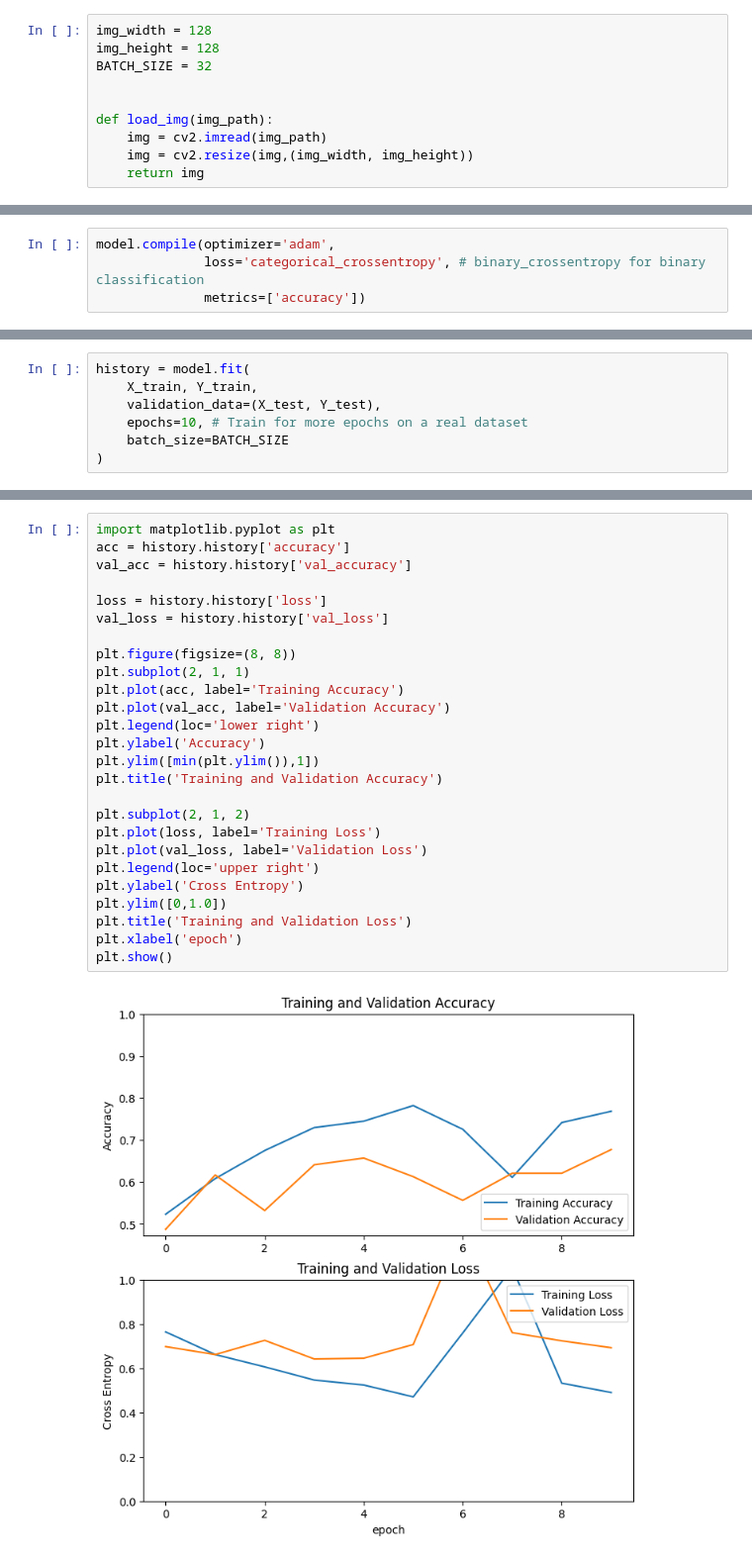
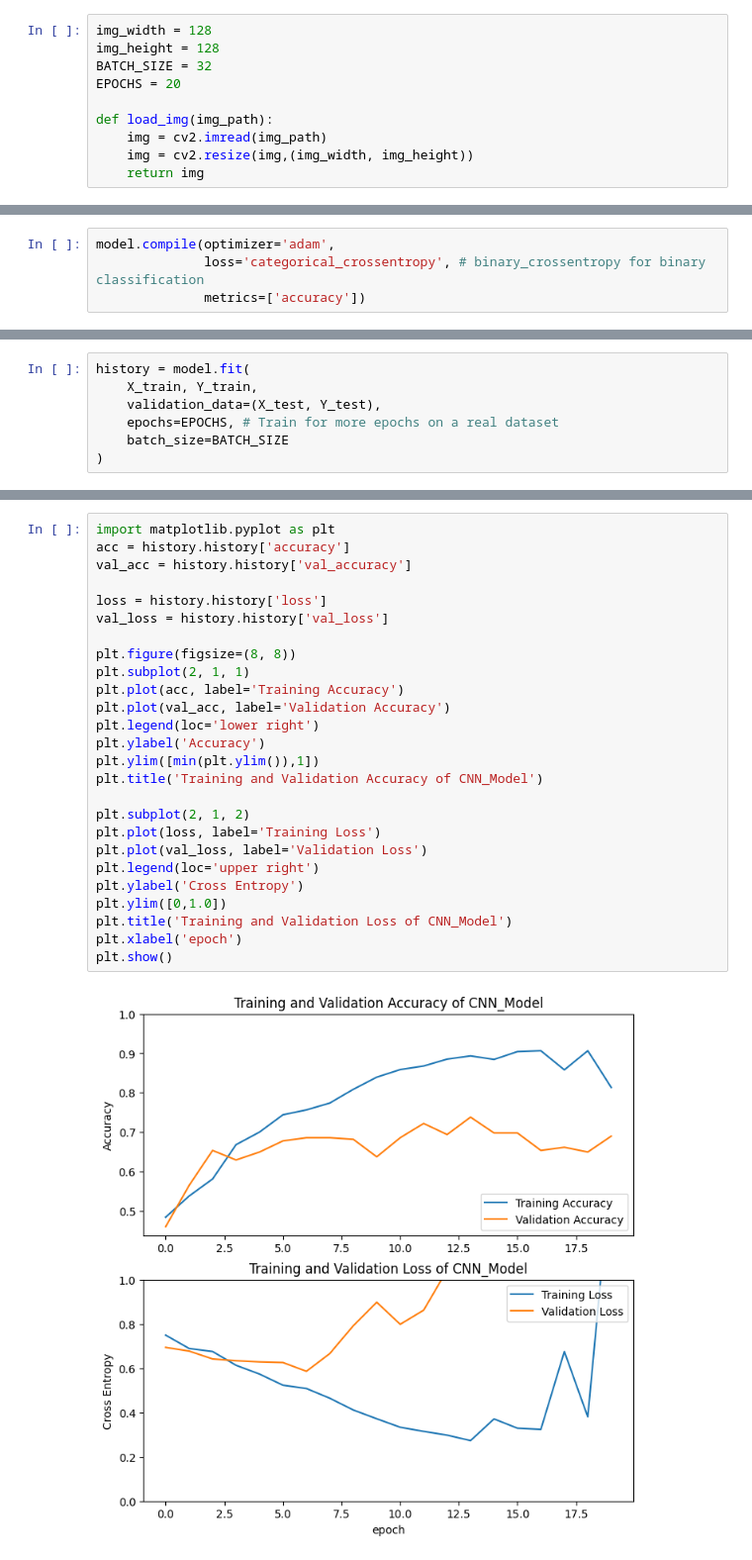
Before and after one commit to tharhtet-deepfaro/Practical-ML-by-WAI, a Jupyter notebook: 6_deep_learning/CNN/ANN_vs_CNN.ipynb, the cells around one changed output, grey strips where cells are left out. Shown: that part at 99% size. Cells and saved outputs as stored; diff of their text form.

```diff
--- a/6_deep_learning/CNN/ANN_vs_CNN.ipynb
+++ b/6_deep_learning/CNN/ANN_vs_CNN.ipynb
@@ -13,7 +13,7 @@ test_path = root_path+ '/cats_and_dogs_filtered/test'
 img_width = 128
 img_height = 128
 BATCH_SIZE = 32
-
+EPOCHS = 20
 
 def load_img(img_path):
     img = cv2.imread(img_path)
@@ -244,7 +206,7 @@ Model: "sequential_1"
 history = model.fit(
     X_train, Y_train,
     validation_data=(X_test, Y_test),
-    epochs=10, # Train for more epochs on a real dataset
+    epochs=EPOCHS, # Train for more epochs on a real dataset
     batch_size=BATCH_SIZE
 )
 # %% [output]
@@ -271,28 +268,28 @@ Epoch 10/10
 # %%
 import matplotlib.pyplot as plt
 acc = history.history['accuracy']
 val_acc = history.history['val_accuracy']
 
 loss = history.history['loss']
 val_loss = history.history['val_loss']
 
 plt.figure(figsize=(8, 8))
 plt.subplot(2, 1, 1)
 plt.plot(acc, label='Training Accuracy')
 plt.plot(val_acc, label='Validation Accuracy')
 plt.legend(loc='lower right')
 plt.ylabel('Accuracy')
 plt.ylim([min(plt.ylim()),1])
-plt.title('Training and Validation Accuracy')
+plt.title('Training and Validation Accuracy of CNN_Model')
 
 plt.subplot(2, 1, 2)
 plt.plot(loss, label='Training Loss')
 plt.plot(val_loss, label='Validation Loss')
 plt.legend(loc='upper right')
 plt.ylabel('Cross Entropy')
 plt.ylim([0,1.0])
-plt.title('Training and Validation Loss')
+plt.title('Training and Validation Loss of CNN_Model')
 plt.xlabel('epoch')
 plt.show()
 # %% [output]
-[figure, old version]
+[figure, new version]
```
Also changed, not shown: parts of 10 cells of this notebook.
